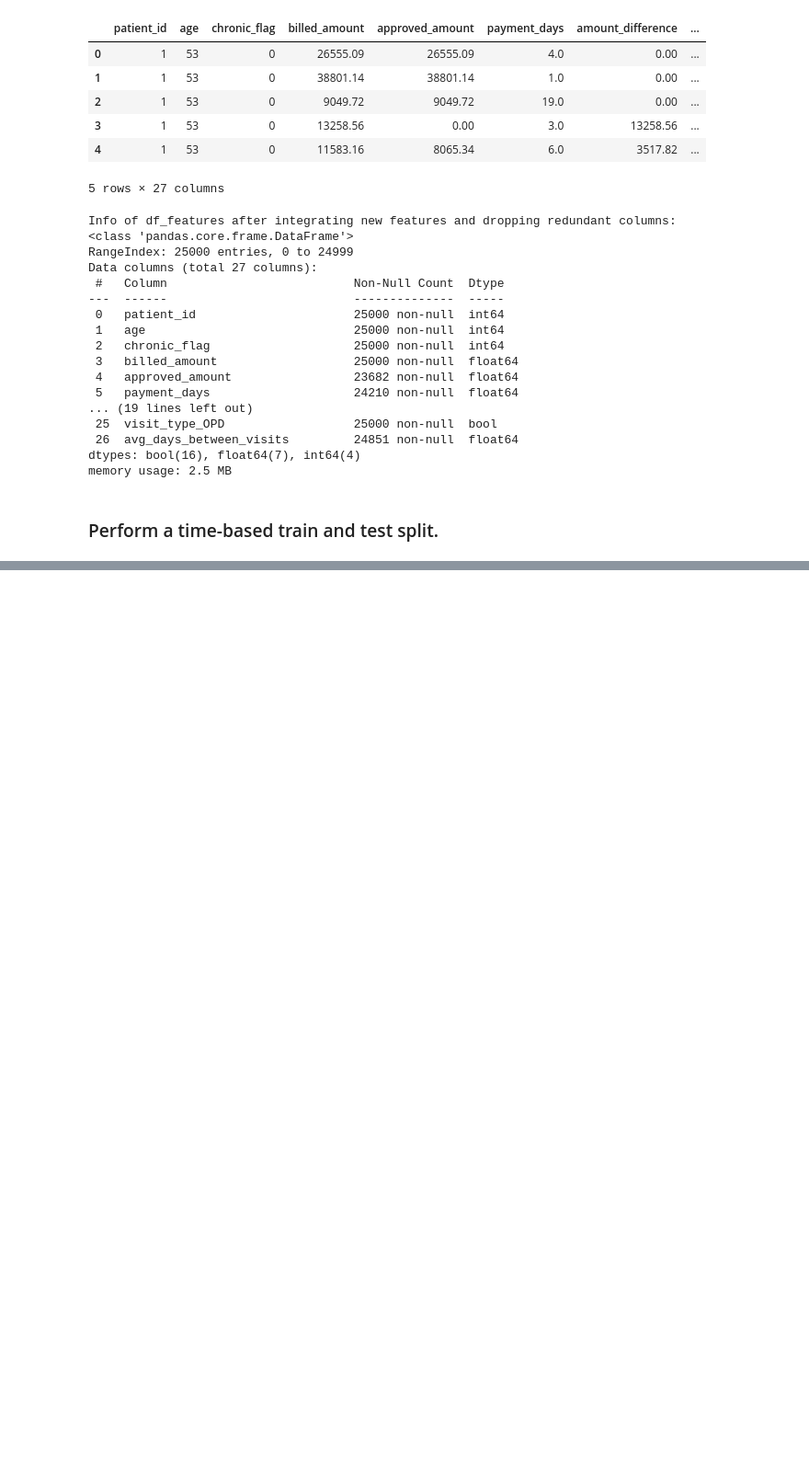
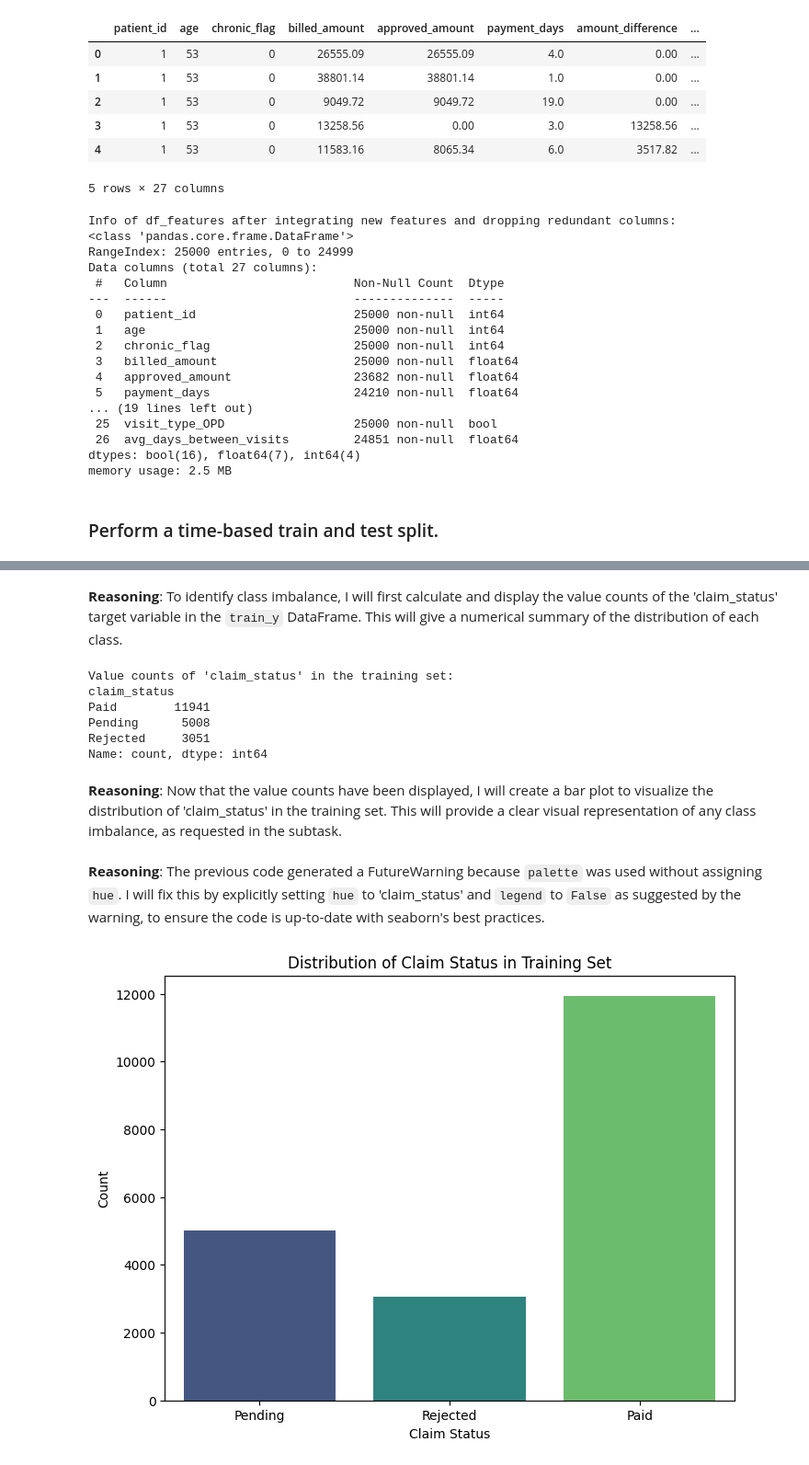
Before and after one commit to rahilkhan-acadmic/APAIML-GradedMiniProject, a Jupyter notebook: capstone/03_claim_model.ipynb, the cells around one changed output, grey strips where cells are left out. Shown at 92% size. Cells and saved outputs as stored; diff of their text form; code cells hidden in the pictures; blank space fills up the shorter version.

```diff
--- a/capstone/03_claim_model.ipynb
+++ b/capstone/03_claim_model.ipynb
@@ -473,0 +486,28 @@ train_X,test_x, train_y, test_y = train_test_split(df_features, df_target, test_
+# %% [markdown]
+**Reasoning**:
+To identify class imbalance, I will first calculate and display the value counts of the 'claim_status' target variable in the `train_y` DataFrame. This will give a numerical summary of the distribution of each class.
+# %%
+print("Value counts of 'claim_status' in the training set:")
+print(train_y['claim_status'].value_counts())
+# %% [output]
+Value counts of 'claim_status' in the training set:
+claim_status
+Paid        11941
+Pending      5008
+Rejected     3051
+Name: count, dtype: int64
+# %% [markdown]
+**Reasoning**:
+Now that the value counts have been displayed, I will create a bar plot to visualize the distribution of 'claim_status' in the training set. This will provide a clear visual representation of any class imbalance, as requested in the subtask.
+# %% [markdown]
+**Reasoning**:
+The previous code generated a FutureWarning because `palette` was used without assigning `hue`. I will fix this by explicitly setting `hue` to 'claim_status' and `legend` to `False` as suggested by the warning, to ensure the code is up-to-date with seaborn's best practices.
+# %%
+plt.figure(figsize=(8, 6))
+sns.countplot(data=train_y, x='claim_status', hue='claim_status', palette='viridis', legend=False)
+plt.title('Distribution of Claim Status in Training Set')
+plt.xlabel('Claim Status')
+plt.ylabel('Count')
+plt.show()
+# %% [output]
+[figure, added]
```
Also changed, not shown: parts of 27 cells of this notebook.
